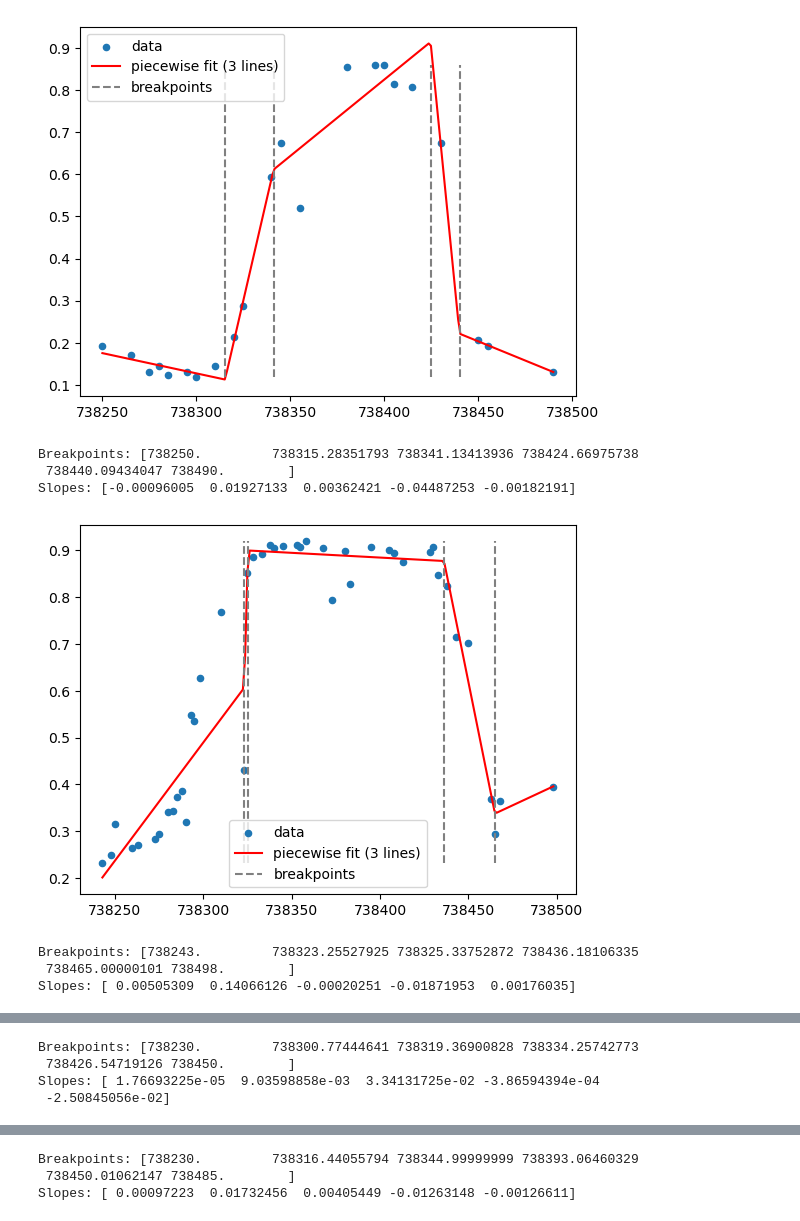
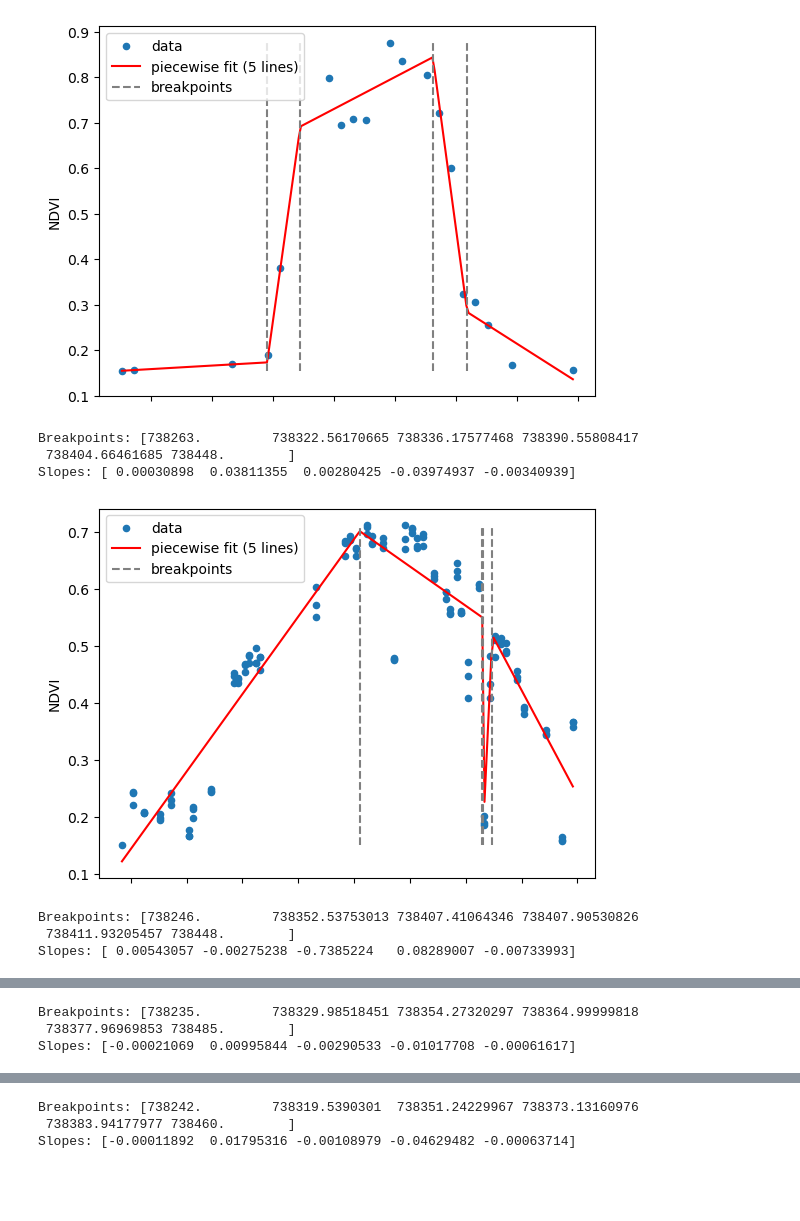
Before and after one commit to Karmaniac/LateBloomers, a Jupyter notebook: test stuff/test.ipynb, the cells around one changed output, grey strips where cells are left out. Drawn from its saved outputs; the diff is of its cells as text; code cells hidden in the pictures; blank space fills up the shorter version.

Commit message:
Download datasets, fix up graphs, add poll endpoint and climate data.

```diff
--- a/test stuff/test.ipynb
+++ b/test stuff/test.ipynb
@@ -1,6 +1,6 @@
 # %%
 import pandas as pd
 
-csv_df = pd.read_csv('CornPoints2022-ottawa-montreal.csv')
+csv_df = pd.read_csv('wheat-coords/wheat-coords-2023.csv')
 csv_df.head()
 # %% [output]
@@ -157,8 +159,13 @@ for data in datas:
     df.set_index('date', inplace=True)
 
     # Example discrete data (replace x_data,y_data with your own)
-    x_data = df.index.map(datetime.toordinal).to_numpy()
-    x_data = (x_data - x_data.min()) / 365.25  # normalize
+    # x_data = df.index.map(datetime.toordinal).to_numpy()
+    # x_data = (x_data - x_data.min()) / 365.25  # normalize
+    # x_data = (df.index - df.index.min()).to_series().dt.total_seconds().to_numpy() / (3600.0 * 24.0 * 365.25)
+    start_of_year = pd.Timestamp(year=df.index.min().year, month=1, day=1)
+    x_data = (df.index.to_series() - start_of_year).dt.total_seconds().to_numpy() / (3600.0 * 24.0 * 365.25)  # fractional years since Jan 1
+
+# ...existing code...
     # synthetic noisy bell
     y_true = 5.0 * np.exp(-0.5 * ((x_data - 5.2) / 0.9)**2)
     rng = np.random.default_rng(0)
@@ -202,7 +209,10 @@ for data in datas:
     plt.scatter(x_data, y_data, label='data')
     plt.plot(xx, yy_fit, label=f'Gaussian fit (R²={r2:.3f})')
     plt.axvline(mu_fit, color='gray', ls='--', label=f'μ={mu_fit:.3f}')
+    plt.ylabel('NDVI')
+    plt.xlabel('Date (fractional years since Jan 1)')
     plt.legend()
+    # plt.xlim(0, 1)
     plt.show()
 
     print("Fitted params: A, mu, sigma, offset =", popt)
@@ -227,39 +237,44 @@ for data in datas:
         'date': pd.to_datetime(data['dates']),
         'green': data['green'],
         'red': data['red'],
         'ndvi': data['ndvi']
     })
 
     df.set_index('date', inplace=True)
 
     # Example data roughly bell-shaped
     x = x_data = df.index.map(datetime.toordinal).to_numpy()
     x_data = (x_data - x_data.min()) / 365.25  # normalize
+    # start_of_year = pd.Timestamp(year=df.index.min().year, month=1, day=1)
+    # x_data = (df.index.to_series() - start_of_year).dt.total_seconds().to_numpy() / (3600.0 * 24.0 * 365.25)  # fractional years since Jan 1
     y = y_data = df['ndvi'].to_numpy()
 
     # Fit 3-segment piecewise linear model
     my_pwlf = pwlf.PiecewiseLinFit(x, y)
     breaks = my_pwlf.fit(5)  # 3 segments → 2 internal breakpoints
 
     # Predictions
     x_hat = np.linspace(x.min(), x.max(), 200)
     y_hat = my_pwlf.predict(x_hat)
 
     # Plot
     plt.scatter(x, y, s=20, label='data')
-    plt.plot(x_hat, y_hat, 'r-', label='piecewise fit (3 lines)')
+    plt.plot(x_hat, y_hat, 'r-', label='piecewise fit (5 lines)')
     plt.vlines(breaks[1:-1], y.min(), y.max(), color='gray', ls='--', label='breakpoints')
+    plt.ylabel('NDVI')
+    # plt.xlabel('Date (fractional years since Jan 1)')
+    plt.tick_params(labelbottom=False)
     plt.legend()
     plt.show()
 
     print("Breakpoints:", breaks)
     print("Slopes:", my_pwlf.slopes)
 # %% [output]
-[figure, old version]
+[figure, new version]
-Breakpoints: [738250.         738315.28351793 738341.13413936 738424.66975738
- 738440.09434047 738490.        ]
-Slopes: [-0.00096005  0.01927133  0.00362421 -0.04487253 -0.00182191]
+Breakpoints: [738263.         738322.56170665 738336.17577468 738390.55808417
+ 738404.66461685 738448.        ]
+Slopes: [ 0.00030898  0.03811355  0.00280425 -0.03974937 -0.00340939]
-[figure, old version]
+[figure, new version]
-Breakpoints: [738243.         738323.25527925 738325.33752872 738436.18106335
- 738465.00000101 738498.        ]
-Slopes: [ 0.00505309  0.14066126 -0.00020251 -0.01871953  0.00176035]
+Breakpoints: [738246.         738352.53753013 738407.41064346 738407.90530826
+ 738411.93205457 738448.        ]
+Slopes: [ 0.00543057 -0.00275238 -0.7385224   0.08289007 -0.00733993]
@@ -267,4 +282,3 @@ Slopes: [ 0.00505309  0.14066126 -0.00020251 -0.01871953  0.00176035]
-Breakpoints: [738230.         738300.77444641 738319.36900828 738334.25742773
- 738426.54719126 738450.        ]
-Slopes: [ 1.76693225e-05  9.03598858e-03  3.34131725e-02 -3.86594394e-04
- -2.50845056e-02]
+Breakpoints: [738235.         738329.98518451 738354.27320297 738364.99999818
+ 738377.96969853 738485.        ]
+Slopes: [-0.00021069  0.00995844 -0.00290533 -0.01017708 -0.00061617]
@@ -272,3 +286,3 @@ Slopes: [ 1.76693225e-05  9.03598858e-03  3.34131725e-02 -3.86594394e-04
-Breakpoints: [738230.         738316.44055794 738344.99999999 738393.06460329
- 738450.01062147 738485.        ]
-Slopes: [ 0.00097223  0.01732456  0.00405449 -0.01263148 -0.00126611]
+Breakpoints: [738242.         738319.5390301  738351.24229967 738373.13160976
+ 738383.94177977 738460.        ]
+Slopes: [-0.00011892  0.01795316 -0.00108979 -0.04629482 -0.00063714]
```
Also changed, not shown: parts of 11 cells of this notebook, 22 other files.
